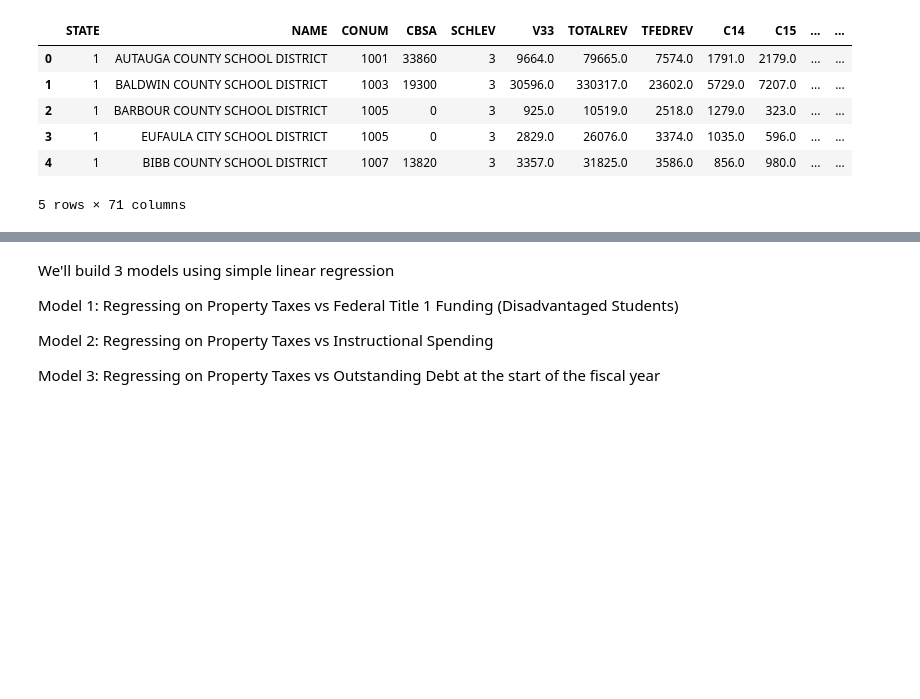
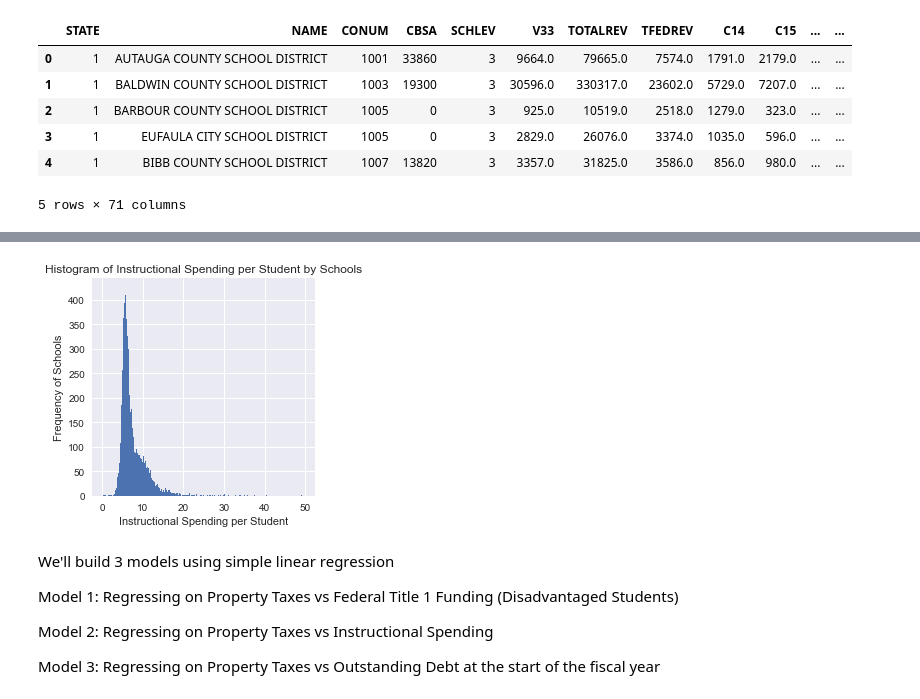
Before and after one commit to ValarDragon/DSD_Project1, a Jupyter notebook: Project_Dev_01-Copy1.ipynb, the cells around one changed output, grey strips where cells are left out. Cells and saved outputs as stored; diff of their text form; code cells hidden in the pictures; blank space fills up the shorter version.

```diff
--- a/Project_Dev_01-Copy1.ipynb
+++ b/Project_Dev_01-Copy1.ipynb
@@ -223,3 +311,13 @@ plt.close()
+# %%
+plt.figure(1, figsize=(4,4))
+plt.xlabel('Instructional Spending per Student')
+plt.ylabel('Frequency of Schools')
+plt.title('Histogram of Instructional Spending per Student by Schools')
+df["Instructional spending per student"].hist(range=[0, 50], bins = 500)
+plt.show()
+plt.close()
+# %% [output]
+[figure, added]
 # %% [markdown]
 We'll build 3 models using simple linear regression
 
```
Also changed, not shown: parts of 28 cells of this notebook, 1 other file.
